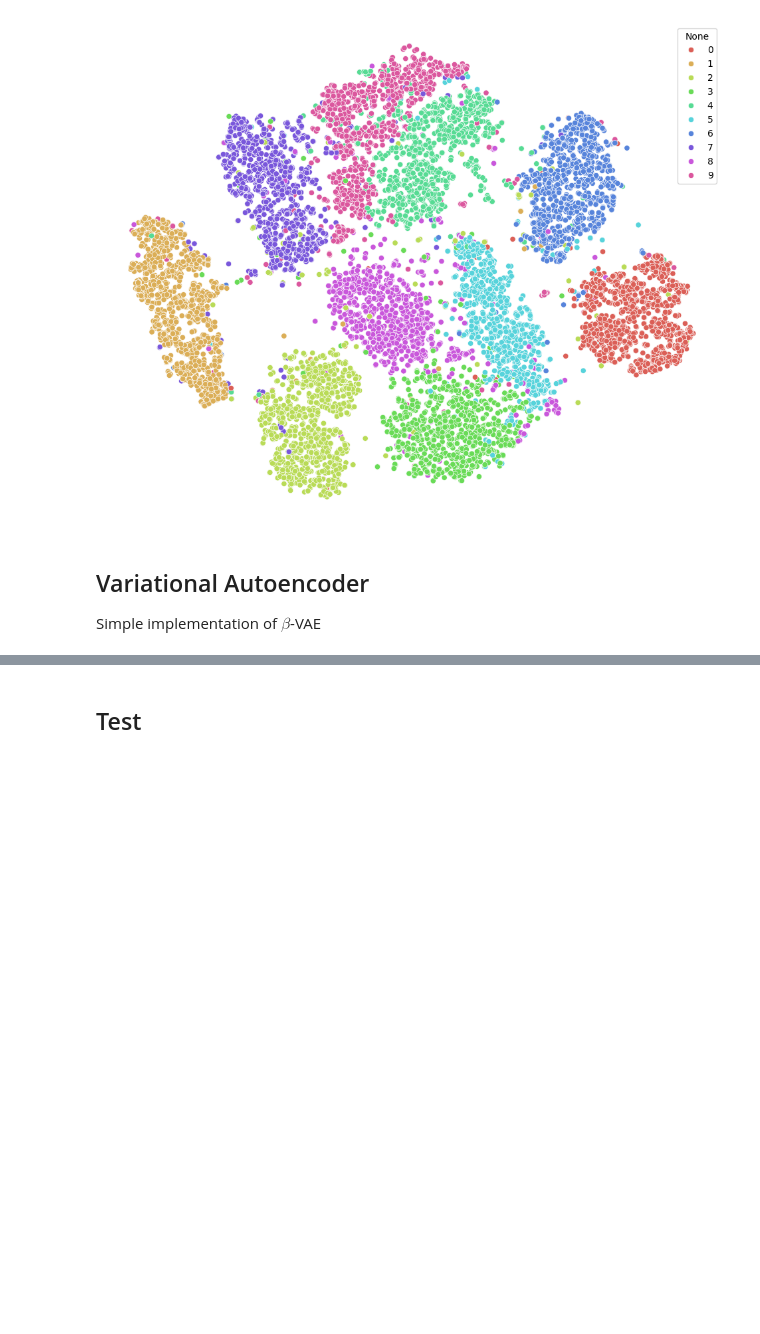
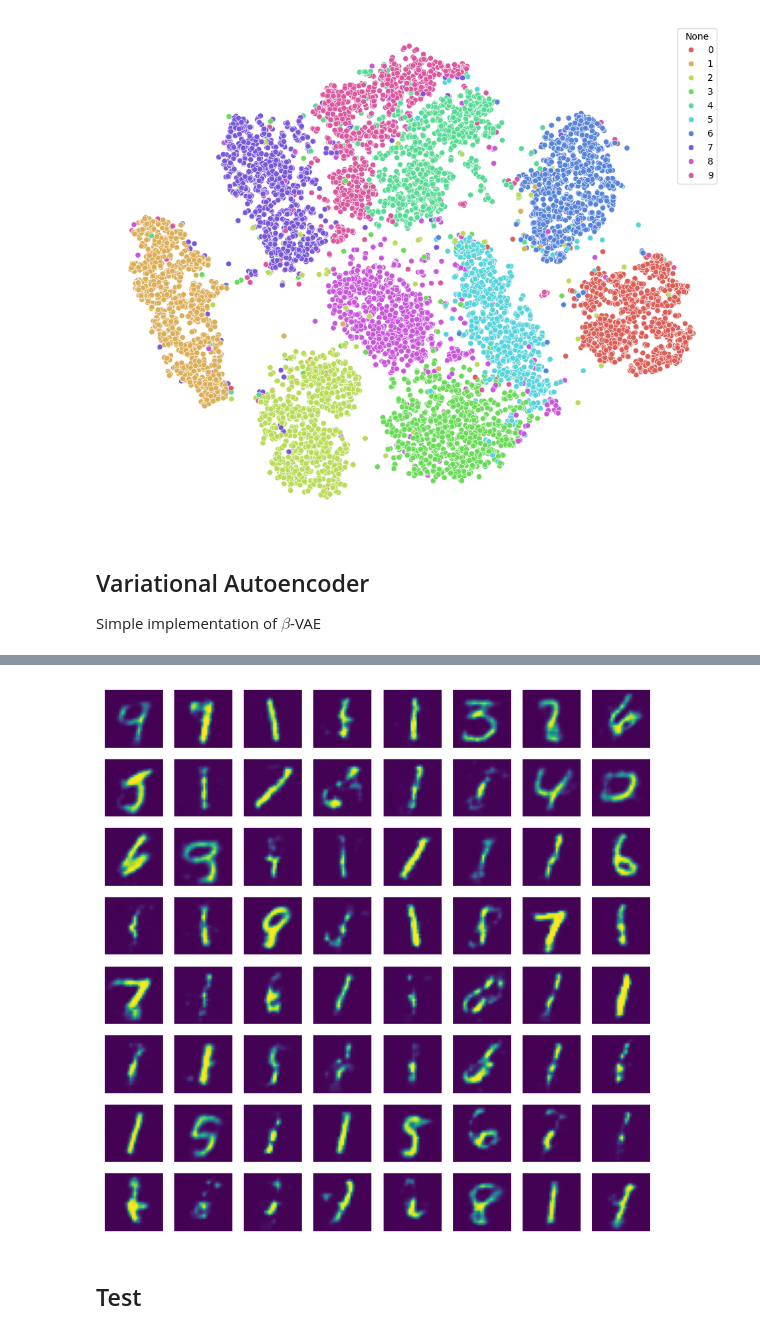
Before and after one commit to XiaoyuBi/My-ML-Base, a Jupyter notebook: generative/experiments.ipynb, the cells around one changed output, grey strips where cells are left out. Cells and saved outputs as stored; diff of their text form; code cells hidden in the pictures; blank space fills up the shorter version.

```diff
--- a/generative/experiments.ipynb
+++ b/generative/experiments.ipynb
@@ -137,2 +216,14 @@ from models.autoencoder import Autoencoder
+# %%
+samples = model.sample(64, DEVICE).cpu().detach()
+
+f, axs = plt.subplots(nrows=8, ncols=8, figsize=(8, 8))
+axs = axs.flat
+imgs = samples.view(64, 28, 28)
+
+for ax, img in zip(axs, imgs):
+    ax.imshow(img)
+    ax.axis('off')
+# %% [output]
+[figure, added]
 # %% [markdown]
 ## Test
```
Also changed, not shown: parts of 5 cells of this notebook, 1 other file.
